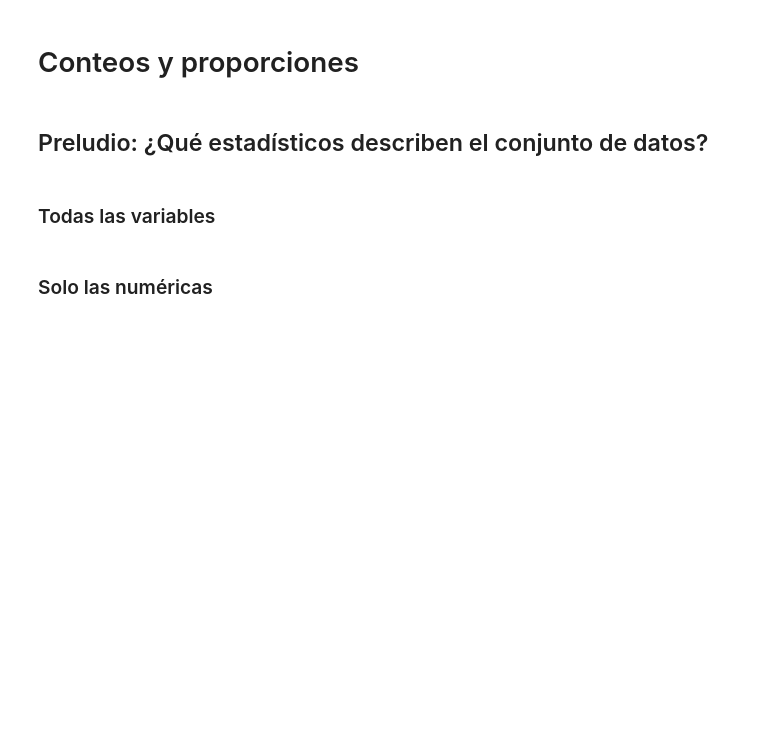
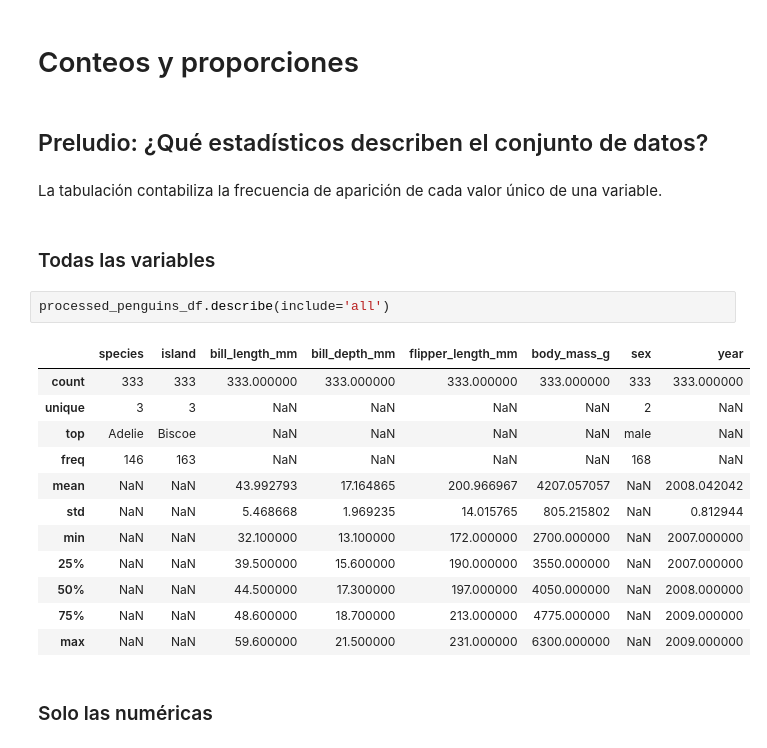
Before and after one commit to jariel17/curso-analisis-exploratorio-de-datos, a Jupyter notebook: 01-conociendo-nuestros-datos.ipynb, the cells around one changed output. Drawn from its saved outputs; the diff is of its cells as text; blank space fills up the shorter version.

Commit message:
Add data counting

```diff
--- a/01-conociendo-nuestros-datos.ipynb
+++ b/01-conociendo-nuestros-datos.ipynb
@@ -300,7 +300,24 @@ processed_penguins_df
 # Conteos y proporciones
 # %% [markdown]
 ## Preludio: ¿Qué estadísticos describen el conjunto de datos?
+# %% [markdown]
+La tabulación contabiliza la frecuencia de aparición de cada valor único de una variable.
 # %% [markdown]
 ### Todas las variables
+# %%
+processed_penguins_df.describe(include='all')
+# %% [output]
+|  | species | island | bill_length_mm | bill_depth_mm | flipper_length_mm | body_mass_g | sex | year |
+| count | 333 | 333 | 333.000000 | 333.000000 | 333.000000 | 333.000000 | 333 | 333.000000 |
+| unique | 3 | 3 | NaN | NaN | NaN | NaN | 2 | NaN |
+| top | Adelie | Biscoe | NaN | NaN | NaN | NaN | male | NaN |
+| freq | 146 | 163 | NaN | NaN | NaN | NaN | 168 | NaN |
+| mean | NaN | NaN | 43.992793 | 17.164865 | 200.966967 | 4207.057057 | NaN | 2008.042042 |
+| std | NaN | NaN | 5.468668 | 1.969235 | 14.015765 | 805.215802 | NaN | 0.812944 |
+| min | NaN | NaN | 32.100000 | 13.100000 | 172.000000 | 2700.000000 | NaN | 2007.000000 |
+| 25% | NaN | NaN | 39.500000 | 15.600000 | 190.000000 | 3550.000000 | NaN | 2007.000000 |
+| 50% | NaN | NaN | 44.500000 | 17.300000 | 197.000000 | 4050.000000 | NaN | 2008.000000 |
+| 75% | NaN | NaN | 48.600000 | 18.700000 | 213.000000 | 4775.000000 | NaN | 2009.000000 |
+| max | NaN | NaN | 59.600000 | 21.500000 | 231.000000 | 6300.000000 | NaN | 2009.000000 |
 # %% [markdown]
 ### Solo las numéricas
```
Also changed, not shown: parts of 3 cells of this notebook.
